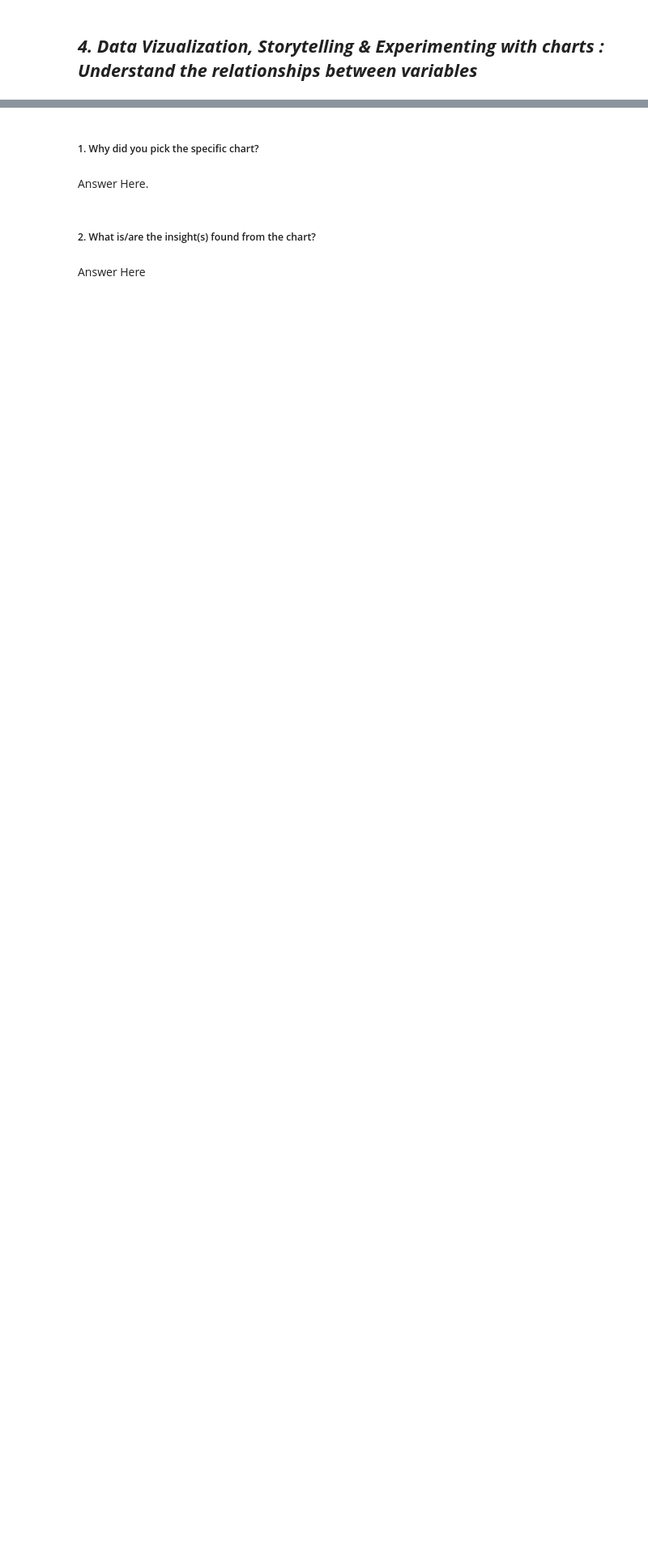
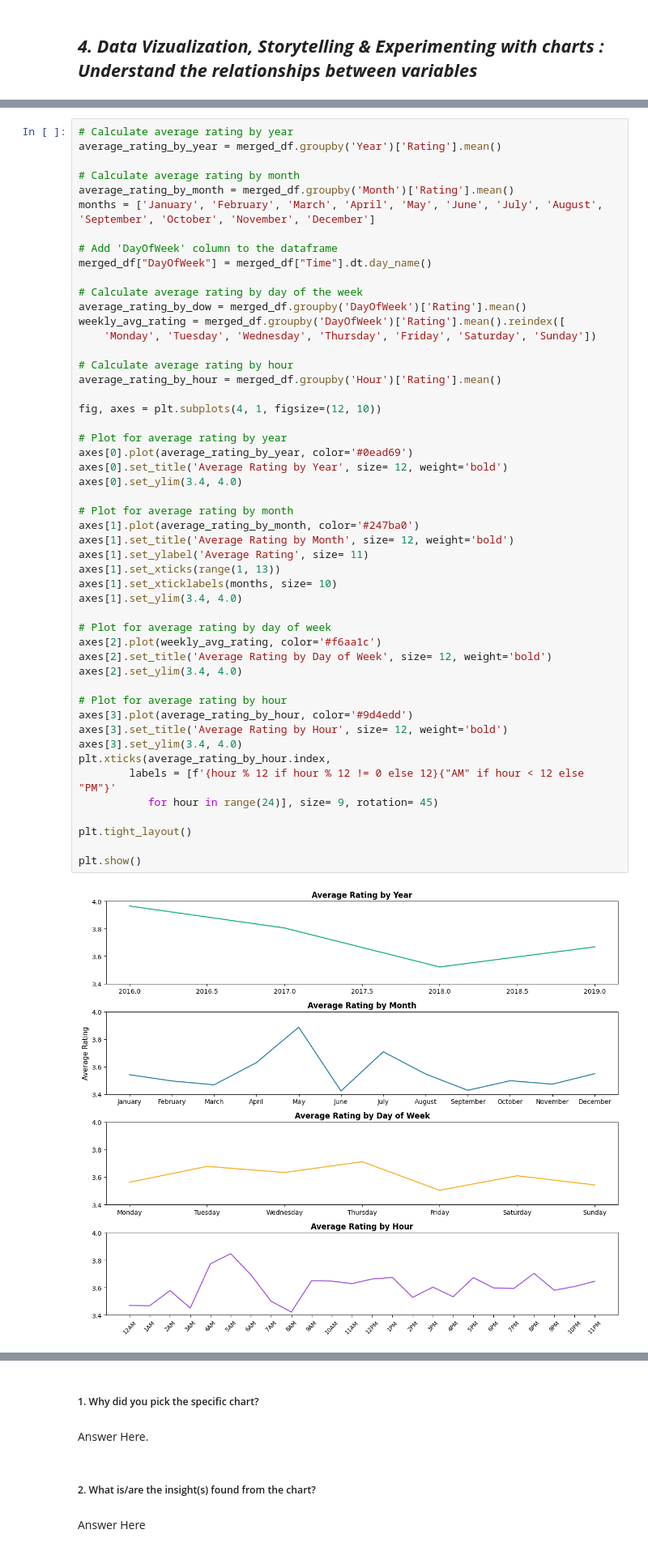
Before and after one commit to ShubhPathania/Zomato-Restaurant-Clustering-and-Sentiment-Analysis, a Jupyter notebook: Zomato_Restaurant_Clustering_and_Sentiment_Analysis.ipynb, the cells around one changed output, grey strips where cells are left out. Shown at 81% size. Saved outputs shown, nothing was run; the diff lists cells and outputs as text; blank space fills up the shorter version.

```diff
--- a/Zomato_Restaurant_Clustering_and_Sentiment_Analysis.ipynb
+++ b/Zomato_Restaurant_Clustering_and_Sentiment_Analysis.ipynb
@@ -414,0 +895,52 @@ Answer Here.
+# %%
+# Calculate average rating by year
+average_rating_by_year = merged_df.groupby('Year')['Rating'].mean()
+
+# Calculate average rating by month
+average_rating_by_month = merged_df.groupby('Month')['Rating'].mean()
+months = ['January', 'February', 'March', 'April', 'May', 'June', 'July', 'August', 'September', 'October', 'November', 'December']
+
+# Add 'DayOfWeek' column to the dataframe
+merged_df["DayOfWeek"] = merged_df["Time"].dt.day_name()
+
+# Calculate average rating by day of the week
+average_rating_by_dow = merged_df.groupby('DayOfWeek')['Rating'].mean()
+weekly_avg_rating = merged_df.groupby('DayOfWeek')['Rating'].mean().reindex([
+    'Monday', 'Tuesday', 'Wednesday', 'Thursday', 'Friday', 'Saturday', 'Sunday'])
+
+# Calculate average rating by hour
+average_rating_by_hour = merged_df.groupby('Hour')['Rating'].mean()
+
+fig, axes = plt.subplots(4, 1, figsize=(12, 10))
+
+# Plot for average rating by year
+axes[0].plot(average_rating_by_year, color='#0ead69')
+axes[0].set_title('Average Rating by Year', size= 12, weight='bold')
+axes[0].set_ylim(3.4, 4.0)
+
+# Plot for average rating by month
+axes[1].plot(average_rating_by_month, color='#247ba0')
+axes[1].set_title('Average Rating by Month', size= 12, weight='bold')
+axes[1].set_ylabel('Average Rating', size= 11)
+axes[1].set_xticks(range(1, 13))
+axes[1].set_xticklabels(months, size= 10)
+axes[1].set_ylim(3.4, 4.0)
+
+# Plot for average rating by day of week
+axes[2].plot(weekly_avg_rating, color='#f6aa1c')
+axes[2].set_title('Average Rating by Day of Week', size= 12, weight='bold')
+axes[2].set_ylim(3.4, 4.0)
+
+# Plot for average rating by hour
+axes[3].plot(average_rating_by_hour, color='#9d4edd')
+axes[3].set_title('Average Rating by Hour', size= 12, weight='bold')
+axes[3].set_ylim(3.4, 4.0)
+plt.xticks(average_rating_by_hour.index,
+        labels = [f'{hour % 12 if hour % 12 != 0 else 12}{"AM" if hour < 12 else "PM"}'
+           for hour in range(24)], size= 9, rotation= 45)
+
+plt.tight_layout()
+
+plt.show()
+# %% [output]
+[figure, added]
```
Also changed, not shown: parts of 144 cells of this notebook.
